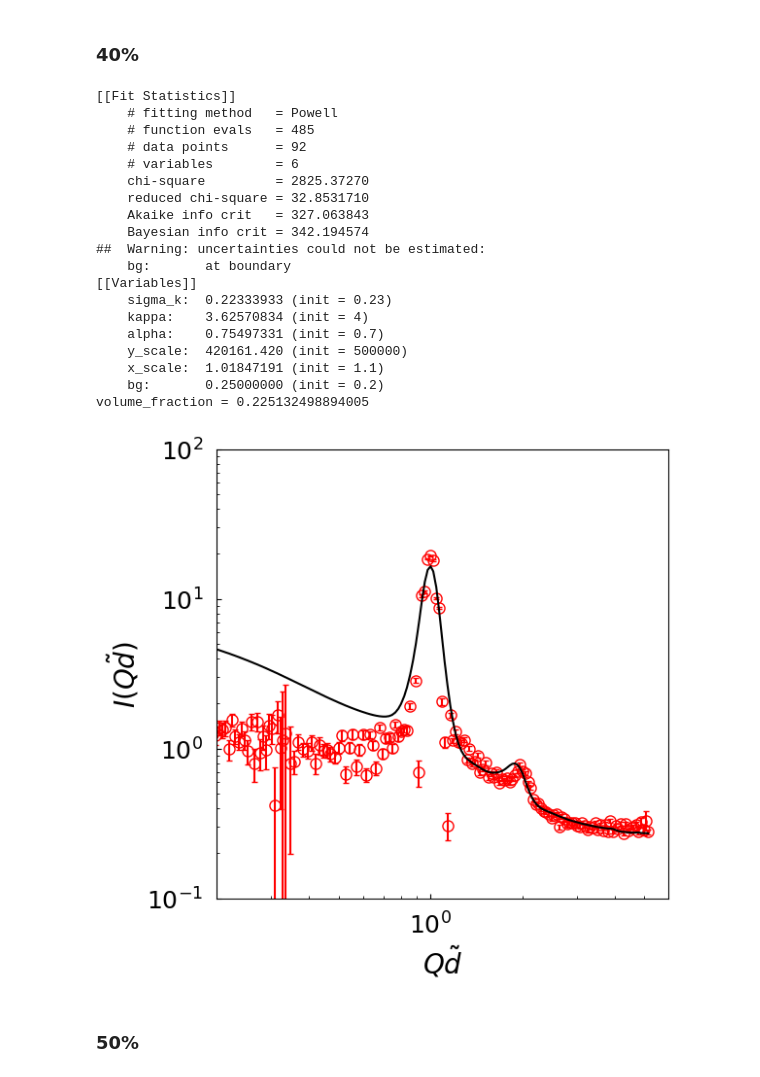
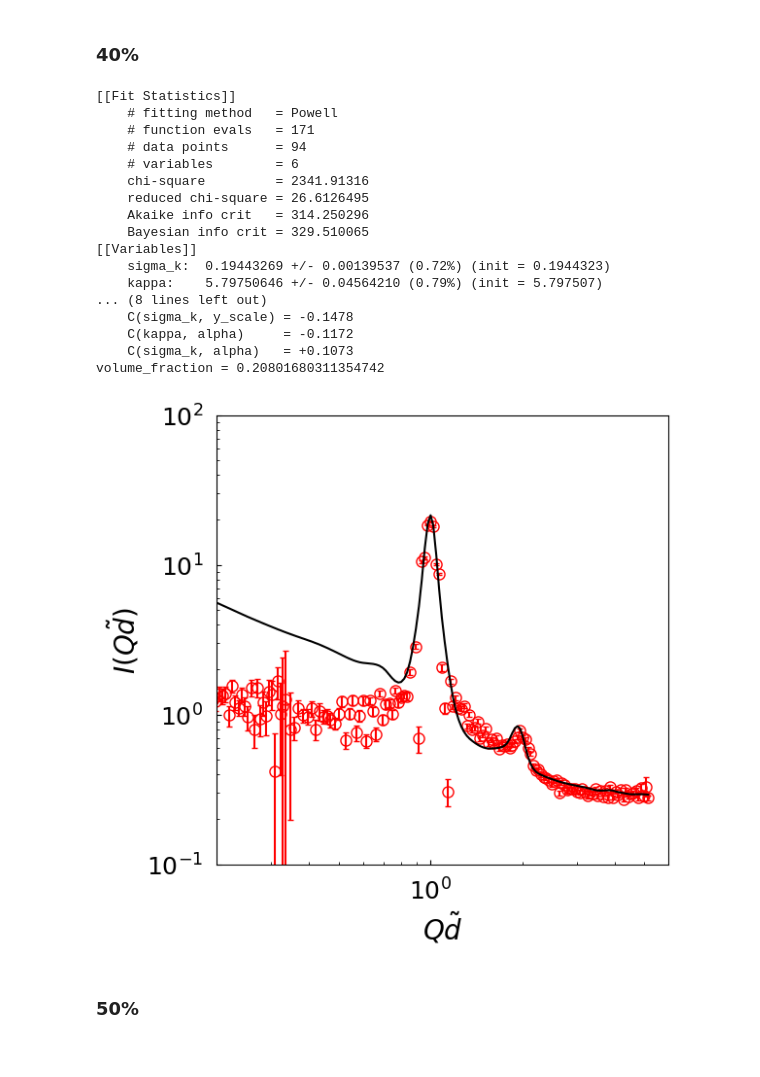
Before and after one commit to ch-tung/Randomwave_ML, a Jupyter notebook: generative_NN/KAN/fit_IQ_exp.ipynb, the cells around one changed output. Cells and saved outputs as stored; diff of their text form; code cells hidden in the pictures.

Commit message:
curvefit

```diff
--- a/generative_NN/KAN/fit_IQ_exp.ipynb
+++ b/generative_NN/KAN/fit_IQ_exp.ipynb
@@ -38,15 +38,18 @@ kappa in
 cpu = torch.device('cuda:0' if torch.cuda.is_available() else 'cpu')
 device = cpu
 # %%
-# string_setting = "9_7_g_16_16"
-string_setting = "10-1_8_g_12_16"
+string_setting = "9-1_7_g_12_16_raw"
+# string_setting = "10-1_8_g_12_16"
+# string_setting = "9_7_g_16_16_cos"
 # fname_setup = 'setup_model_13_9.txt'
 fname_setup = f'setup_model_{string_setting}.txt'
 with open(fname_setup, 'r') as file:
     config = yaml.safe_load(file)
+config["device"] = device
 
 use_KAN.update_device(device)
 model_KAN = use_KAN.build_model(config['Model Setup'], device=device)
+# model_KAN = use_KAN.build_model_cos(config['Model Setup'], device=device)
 # %% [output]
 Device set to: cuda:0
 All relevant tensors and models have been moved to the new device.
@@ -97,7 +118,8 @@ use_KAN.update_Qx(f_Qx=f_Qx, config=config)
 fname_BR = f"./saved_model/KAN/model_{string_setting}.pth"
 model_KAN.load_state_dict(torch.load(fname_BR))
 
-f_IQ_KAN = lambda model, x, Q: use_KAN.f_IQ_KAN(model, x, Q, f_Qx=f_Qx)
+lf_IQ_KAN = lambda model, x, Q: use_KAN.f_IQ_KAN(model, x, Q, f_Qx=f_Qx, device=device)
+# lf_IQ_KAN = lambda model, x, Q: use_KAN.f_IQ_KAN_cos(model, x, Q, f_Qx=f_Qx, device=device)
 # %% [output]
 Qx and Qx_inv have been defined and updated.
 checkpoint directory created: ./model
@@ -221,25 +243,25 @@ index_data = 0
 IQ_data = IQ_list[index_data]
 IQ_er_data = IQ_er_list[index_data]
 Q_max = Q_max_list[index_data]
-index_Q = (Q/Q_max>0.8)*(Q/Q_max<5)
+index_Q = (Q/Q_max>0.8)*(Q/Q_max<6)
 
 # create parameters for fitting
 fp_names = ['sigma_k', 'kappa', 'alpha', 'y_scale', 'x_scale', 'bg']
 
 params = Parameters()
 params.add('sigma_k', value=0.2, min=0.1, max=0.3)
-params.add('kappa', value=4.2, min=3, max=5)
-params.add('alpha', value=0.7, min=0.5, max=1)
+params.add('kappa', value=4, min=3, max=5)
+params.add('alpha', value=0.7, min=0.7, max=1)
 params.add('y_scale', value=8.3e5, min=1e5, max=2e6)
-params.add('x_scale', value=1.0, min=0.9, max=1.1, vary=False)
-params.add('bg', value=0.15, min=0.1, max=0.2)
+params.add('x_scale', value=1.025, min=0.9, max=1.1, vary=True)
+params.add('bg', value=0.11, min=0.1, max=0.2, vary=True)
 
 ## define loss
 def IQ_th(params, Q):
     v = params.valuesdict()
     x = np.array([np.log(v['sigma_k']),np.log(v['kappa']),v['alpha']])
     x_torch = use_KAN.to_torch_device(x, device=device)
-    log_IQ_KAN = f_IQ_KAN(model_KAN, x_torch, Q/v['x_scale'])
+    log_IQ_KAN = lf_IQ_KAN(model_KAN, x_torch, Q/v['x_scale'])
     IQ_scaled = np.exp(log_IQ_KAN.cpu().detach().numpy())[0]
     return IQ_scaled*v['y_scale']+v['bg']
 
@@ -252,7 +274,9 @@ def lmbda(params, Q, IQ_exp, IQ_er_exp, index_Q=np.arange(len(Q))):
 
 # do fit, here with the default leastsq algorithm
 minner = Minimizer(lmbda, params, fcn_args=(Q/Q_max, IQ_data, IQ_er_data, index_Q))
+result = minner.minimize('nelder')
 # result = minner.minimize('emcee')
+minner = Minimizer(lmbda, result.params, fcn_args=(Q/Q_max, IQ_data, IQ_er_data, index_Q))
 result = minner.minimize('powell')
 # result = minner.minimize('nelder')
 # result = minner.brute(Ns=12)
@@ -314,25 +338,25 @@ index_data = 1
 IQ_data = IQ_list[index_data]
 IQ_er_data = IQ_er_list[index_data]
 Q_max = Q_max_list[index_data]
-index_Q = (Q/Q_max>0.8)*(Q/Q_max<5)
+index_Q = (Q/Q_max>0.8)*(Q/Q_max<6)
 
 # create parameters for fitting
 fp_names = ['sigma_k', 'kappa', 'alpha', 'y_scale', 'x_scale', 'bg']
 
 params = Parameters()
-params.add('sigma_k', value=0.23, min=0.05, max=1.0)
-params.add('kappa', value=4, min=1, max=12)
+params.add('sigma_k', value=0.2, min=0.1, max=0.3)
+params.add('kappa', value=5, min=4, max=12)
 params.add('alpha', value=0.7, min=0.3, max=1.0)
 params.add('y_scale', value=5e5, min=1e5, max=1e6)
-params.add('x_scale', value=1.1, min=0.9, max=1.2, vary=True)
-params.add('bg', value=0.2, min=0.1, max=0.25)
+params.add('x_scale', value=1.025, min=0.9, max=1.2, vary=True)
+params.add('bg', value=0.25, min=0.1, max=0.3)
 
 ## define loss
 def IQ_th(params, Q):
     v = params.valuesdict()
     x = np.array([np.log(v['sigma_k']),np.log(v['kappa']),v['alpha']])
     x_torch = use_KAN.to_torch_device(x, device=device)
-    log_IQ_KAN = f_IQ_KAN(model_KAN, x_torch, Q/v['x_scale'])
+    log_IQ_KAN = lf_IQ_KAN(model_KAN, x_torch, Q/v['x_scale'])
     IQ_scaled = np.exp(log_IQ_KAN.cpu().detach().numpy())[0]
     return IQ_scaled*v['y_scale']+v['bg']
 
@@ -345,10 +369,10 @@ def lmbda(params, Q, IQ_exp, IQ_er_exp, index_Q=np.arange(len(Q))):
 
 # do fit, here with the default leastsq algorithm
 minner = Minimizer(lmbda, params, fcn_args=(Q/Q_max, IQ_data, IQ_er_data, index_Q))
+result = minner.minimize('nelder')
 # result = minner.minimize('emcee')
+minner = Minimizer(lmbda, result.params, fcn_args=(Q/Q_max, IQ_data, IQ_er_data, index_Q))
 result = minner.minimize('powell')
-# result = minner.minimize('nelder')
-# result = minner.brute(Ns=12)
 
 # write error report
 report_fit(result)
@@ -357,49 +381,47 @@ v_result = result.params.valuesdict()
 print('volume_fraction = {}'.format(volume_fraction(v_result['alpha'])))
 
 # fitting targets
 Q_max = Q_max_list[index_data]
 # result = result_list[index_data]
 
 IQ_KAN = IQ_th(result.params, Q/Q_max)
 
 ## plot fitting results
 fig = plt.figure(figsize=(6,6))
 ax = fig.add_subplot(1,1,1)
 
 ax.plot(Q/Q_max,IQ_data,'or',fillstyle='none',ms=8)
 ax.errorbar(Q/Q_max,IQ_data,IQ_er_data,
             linestyle='',label=dataname, color = 'r' ,capsize=2)
 # ax.plot(qq_data[index_Q]/np.pi/20,IQ_th(params,qq_data)[index_Q],'k--')
 ax.plot(Q/Q_max,IQ_KAN,'k-')
 
 ax.set_xlabel(r'$Q\tilde{d}$',fontsize=20)
 ax.set_ylabel(r'$I(Q\tilde{d})$',fontsize=20)
 ax.set_yscale('log')
 ax.set_xscale('log')
 ax.set_xlim([0.2,6])
 ax.set_ylim([0.1,100])
 ax.tick_params(direction='in', axis='both', which='both', labelsize=18, pad=10)
 # %% [output]
 [[Fit Statistics]]
     # fitting method   = Powell
-    # function evals   = 485
-    # data points      = 92
+    # function evals   = 171
+    # data points      = 94
     # variables        = 6
-    chi-square         = 2825.37270
-    reduced chi-square = 32.8531710
-    Akaike info crit   = 327.063843
-    Bayesian info crit = 342.194574
-##  Warning: uncertainties could not be estimated:
-    bg:       at boundary
+    chi-square         = 2341.91316
+    reduced chi-square = 26.6126495
+    Akaike info crit   = 314.250296
+    Bayesian info crit = 329.510065
 [[Variables]]
-    sigma_k:  0.22333933 (init = 0.23)
-    kappa:    3.62570834 (init = 4)
-    alpha:    0.75497331 (init = 0.7)
-    y_scale:  420161.420 (init = 500000)
-    x_scale:  1.01847191 (init = 1.1)
-    bg:       0.25000000 (init = 0.2)
-volume_fraction = 0.225132498894005
+    sigma_k:  0.19443269 +/- 0.00139537 (0.72%) (init = 0.1944323)
+    kappa:    5.79750646 +/- 0.04564210 (0.79%) (init = 5.797507)
+... (8 lines left out)
+    C(sigma_k, y_scale) = -0.1478
+    C(kappa, alpha)     = -0.1172
+    C(sigma_k, alpha)   = +0.1073
+volume_fraction = 0.20801680311354742
-[figure, old version]
+[figure, new version]
 # %% [markdown]
 ### 50%
 # %%
```
Also changed, not shown: parts of 3 cells of this notebook.
